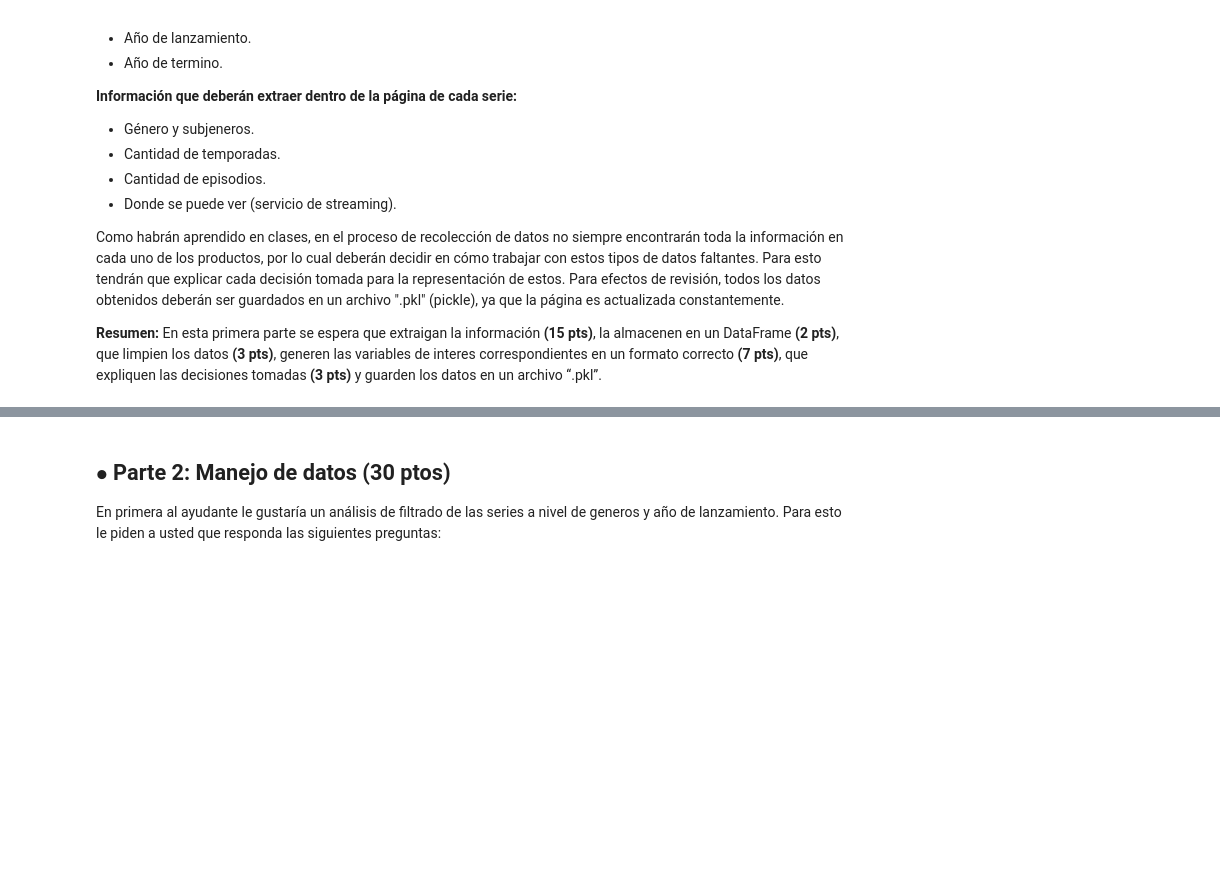
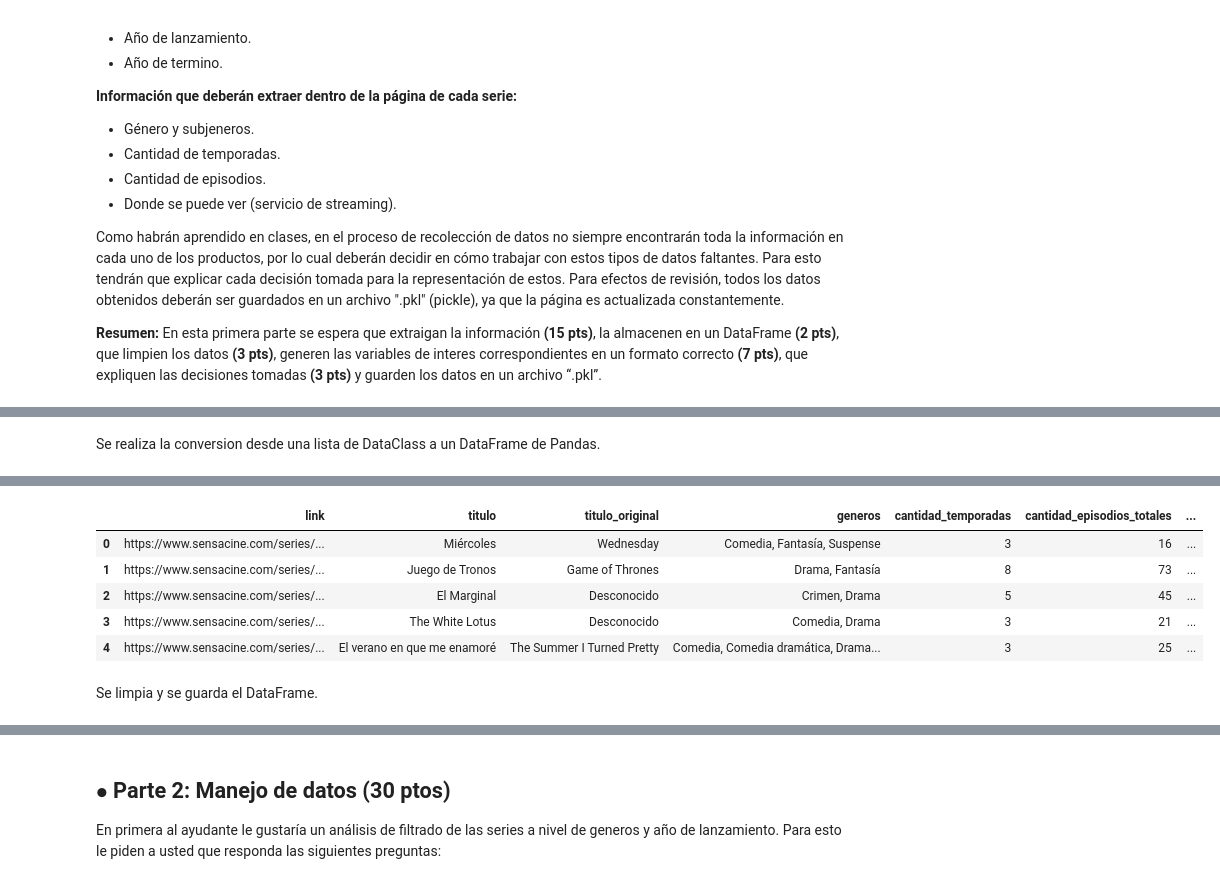
Before and after one commit to AntoCreed777/Web_Scraping, a Jupyter notebook: 2025_Tarea01_AD.ipynb, the cells around one changed output, grey strips where cells are left out. Saved outputs shown, nothing was run; the diff lists cells and outputs as text; code cells hidden in the pictures; blank space fills up the shorter version.

```diff
--- a/2025_Tarea01_AD.ipynb
+++ b/2025_Tarea01_AD.ipynb
@@ -111,0 +98,29 @@ base_url = "https://www.sensacine.com/series-tv/"
+# %%
+class SerieColumn(Enum):
+    """Enum con los nombres de las columnas del DataFrame de series de TV."""
+
+    LINK = "link"
+    TITULO = "titulo"
+    TITULO_ORIGINAL = "titulo_original"
+    GENEROS = "generos"
+    CANTIDAD_TEMPORADAS = "cantidad_temporadas"
+    CANTIDAD_EPISODIOS_TOTALES = "cantidad_episodios_totales"
+    FECHA_EMISION_ORIGINAL = "fecha_emision_original"
+    FECHA_EMISION_ULTIMA = "fecha_emision_ultima"
+    PUNTUACION = "puntuacion"
+    DONDE_VER = "donde_ver"
+
+
+class SerieNullValues(Enum):
+    """Enum para valores nulos por defecto de cada campo en DataFrame."""
+
+    LINK = ""
+    TITULO = "Desconocido"
+    TITULO_ORIGINAL = "Desconocido"
+    GENEROS = "No disponible"
+    CANTIDAD_TEMPORADAS = 0
+    CANTIDAD_EPISODIOS_TOTALES = 0
+    FECHA_EMISION_ORIGINAL = 0
+    FECHA_EMISION_ULTIMA = 0
+    PUNTUACION = pd.NA
+    DONDE_VER = "No disponible"
@@ -111,0 +528,9 @@ base_url = "https://www.sensacine.com/series-tv/"
+# %%
+desde_pagina: Optional[int] = 1
+hasta_pagina: Optional[int] = None
+series_links = scraping_obtener_links_series(desde_pagina=desde_pagina, hasta_pagina=hasta_pagina)
+
+if not series_links:
+    print("No hay series a para extraer los datos")
+else:
+    logging.info(f"Found {len(series_links)} series links.")
@@ -111,0 +566,8 @@ base_url = "https://www.sensacine.com/series-tv/"
+# %% [markdown]
+Se realiza la conversion desde una lista de DataClass a un DataFrame de Pandas.
+# %%
+if series_links:
+    df_series = datos_series_a_dataframe(series_links)
+    logging.info("DataFrame created.")
+    display(df_series.head())
+# %% [output]
@@ -111,0 +575,8 @@ base_url = "https://www.sensacine.com/series-tv/"
+|  | link | titulo | titulo_original | generos | cantidad_temporadas | cantidad_episodios_totales | ... |
+| 0 | https://www.sensacine.com/series/... | Miércoles | Wednesday | Comedia, Fantasía, Suspense | 3 | 16 | ... |
+| 1 | https://www.sensacine.com/series/... | Juego de Tronos | Game of Thrones | Drama, Fantasía | 8 | 73 | ... |
+| 2 | https://www.sensacine.com/series/... | El Marginal | Desconocido | Crimen, Drama | 5 | 45 | ... |
+| 3 | https://www.sensacine.com/series/... | The White Lotus | Desconocido | Comedia, Drama | 3 | 21 | ... |
+| 4 | https://www.sensacine.com/series/... | El verano en que me enamoré | The Summer I Turned Pretty | Comedia, Comedia dramática, Drama... | 3 | 25 | ... |
+# %% [markdown]
+Se limpia y se guarda el DataFrame.
```
Also changed, not shown: parts of 36 cells of this notebook.
